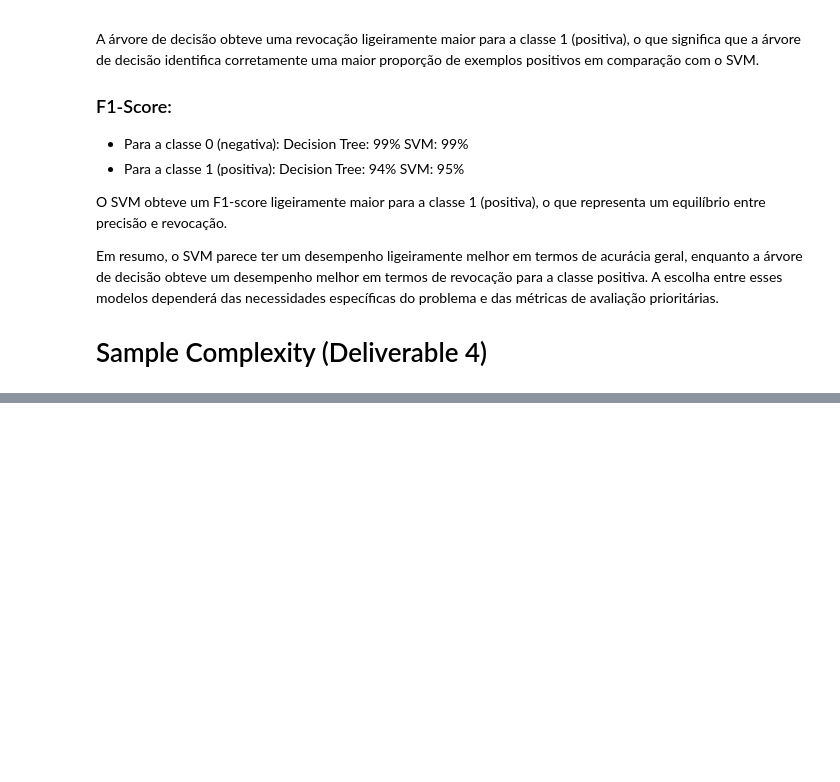
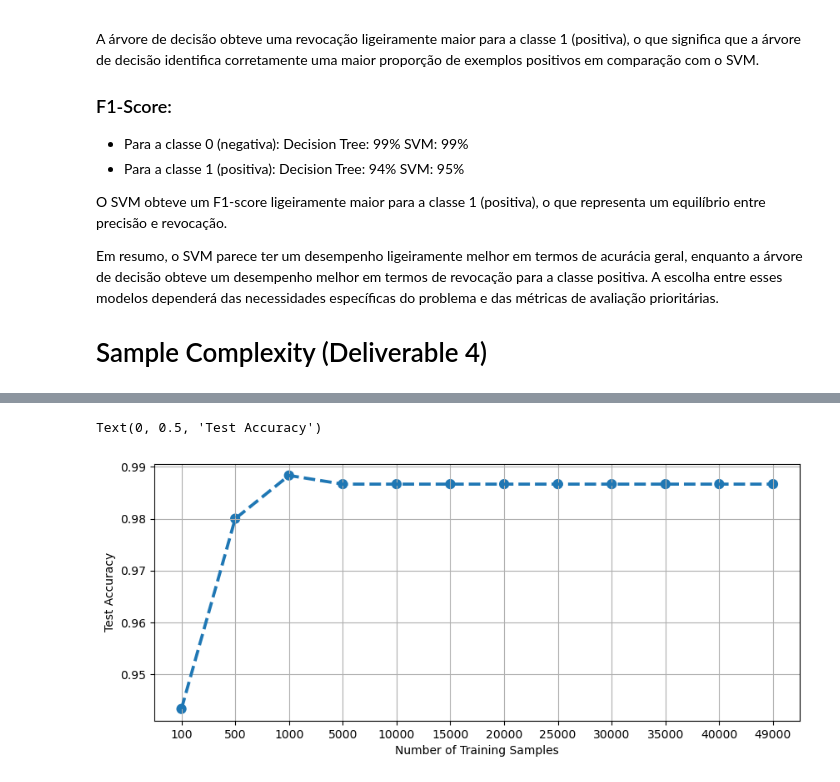
Before and after one commit to jvictorferreira3301/Intelig-ncia_Computacional, a Jupyter notebook: src/P2_BaseCredit.ipynb, the cells around one changed output, grey strips where cells are left out. Saved outputs shown, nothing was run; the diff lists cells and outputs as text; code cells hidden in the pictures; blank space fills up the shorter version.

```diff
--- a/src/P2_BaseCredit.ipynb
+++ b/src/P2_BaseCredit.ipynb
@@ -382,3 +385,19 @@ O SVM obteve um F1-score ligeiramente maior para a classe 1 (positiva), o que re
 Em resumo, o SVM parece ter um desempenho ligeiramente melhor em termos de acurácia geral, enquanto a árvore de decisão obteve um desempenho melhor em termos de revocação para a classe positiva. A escolha entre esses modelos dependerá das necessidades específicas do problema e das métricas de avaliação prioritárias.
 
 # Sample Complexity (Deliverable 4)
+# %%
+def train_predictSVM(X_train, y_train):
+    svm_credit = svm.SVC(C=100, gamma='auto', kernel='rbf')
+    svm_credit.fit(X_train, y_train)
+    svm_predict = svm_credit.predict(X_credit_teste)
+    acc = accuracy_score(y_credit_teste, svm_predict)
+    return acc
+# %%
+num_samples = [100, 500, 1000, 5000, 10000, 15000, 20000, 25000, 30000, 35000, 40000, 49000]
+
+accs = []
+
+for i in range(len(num_samples)):
+    print(f'\nTraining with {num_samples[i]} samples...')
+    accs.append(train_predictSVM(X_credit_train[:num_samples[i]], y_credit_train[:num_samples[i]]))
+    print(f' Accuracy is {accs[i]}')
@@ -384,0 +422,9 @@ Em resumo, o SVM parece ter um desempenho ligeiramente melhor em termos de acur
+# %%
+plt.figure(figsize=(10, 4))
+sn.pointplot(x=num_samples, y=accs, linestyles='--')
+plt.grid(True)
+plt.xlabel('Number of Training Samples')
+plt.ylabel('Test Accuracy')
+# %% [output]
+Text(0, 0.5, 'Test Accuracy')
+[figure, added]
```
Also changed, not shown: parts of 2 cells of this notebook.
